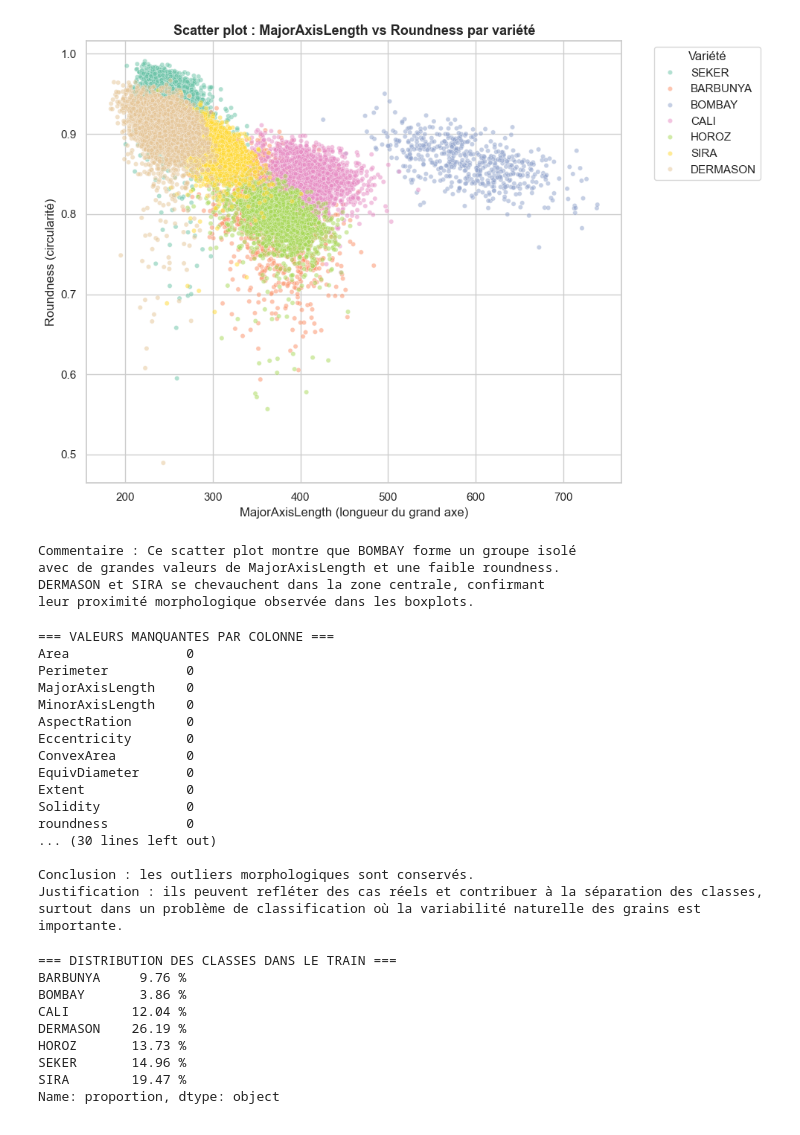
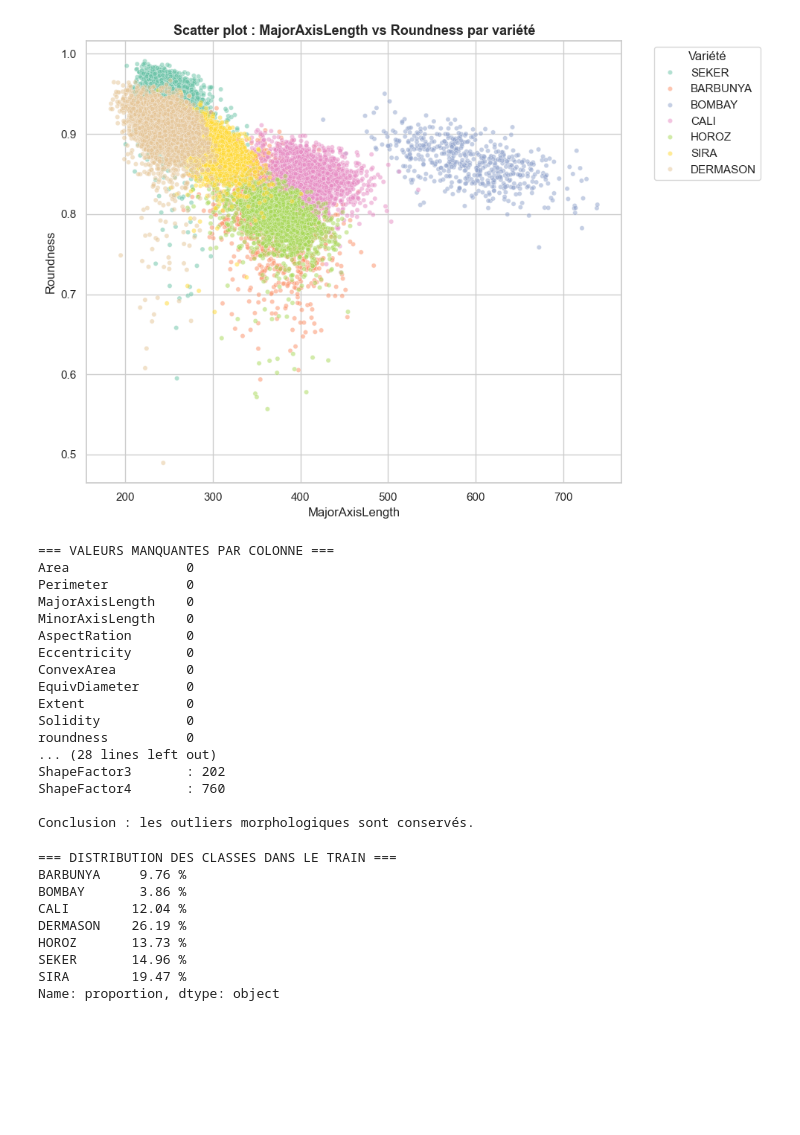
Before and after one commit to MalakZd/projet1_dry_bean, a Jupyter notebook: notebook.ipynb, the cells around one changed output. Cells and saved outputs as stored; diff of their text form; code cells hidden in the pictures; blank space fills up the shorter version.

```diff
--- a/notebook.ipynb
+++ b/notebook.ipynb
@@ -311,25 +204,15 @@ corrélées (-0.93), car un grain rond a une faible excentricité.
 # %%
-# --- 5.5 Scatter plot : deux variables discriminantes ---
 plt.figure(figsize=(10, 7))
 sns.scatterplot(data=df, x='MajorAxisLength', y='roundness',
                 hue='Class', palette='Set2', alpha=0.5, s=20)
 plt.title("Scatter plot : MajorAxisLength vs Roundness par variété",
           fontsize=13, fontweight='bold')
-plt.xlabel("MajorAxisLength (longueur du grand axe)")
-plt.ylabel("Roundness (circularité)")
+plt.xlabel("MajorAxisLength")
+plt.ylabel("Roundness")
 plt.legend(title="Variété", bbox_to_anchor=(1.05, 1), loc='upper left')
 plt.tight_layout()
 plt.savefig("fig_05_scatter.png", dpi=150)
 plt.show()
-
-print("Commentaire : Ce scatter plot montre que BOMBAY forme un groupe isolé")
-print("avec de grandes valeurs de MajorAxisLength et une faible roundness.")
-print("DERMASON et SIRA se chevauchent dans la zone centrale, confirmant")
-print("leur proximité morphologique observée dans les boxplots.")
 # %% [output]
-[figure, old version]
+[figure, new version]
-Commentaire : Ce scatter plot montre que BOMBAY forme un groupe isolé
-avec de grandes valeurs de MajorAxisLength et une faible roundness.
-DERMASON et SIRA se chevauchent dans la zone centrale, confirmant
-leur proximité morphologique observée dans les boxplots.
 # %%
@@ -361,31 +234,18 @@ if 'df' not in globals():
 # %%
-# 1) Vérification des valeurs manquantes
-# On commence par mesurer la qualité brute du dataset avant toute transformation.
-# Ici, l'objectif est d'identifier d'éventuels problèmes de collecte ou d'import.
 missing_values = df.isnull().sum()
 print("=== VALEURS MANQUANTES PAR COLONNE ===")
 print(missing_values)
 print(f"\nNombre total de valeurs manquantes : {missing_values.sum()}")
 
-# 2) Vérification et suppression des doublons
-# Les doublons exacts peuvent biaiser les statistiques descriptives et surreprésenter
-# certaines observations lors de l'entraînement. Comme il s'agit de mesures répétées,
-# nous supprimons uniquement les lignes strictement identiques pour éviter un effet de
-# double comptage, sans toucher aux informations uniques.
 nb_doublons = df.duplicated().sum()
 print(f"\nNombre de doublons détectés : {nb_doublons}")
 
 if nb_doublons > 0:
     df = df.drop_duplicates().reset_index(drop=True)
-    print(f"Doublons supprimés. Nouvelle taille du dataset : {df.shape[0]} lignes")
+    print(f"Doublons supprimés. Nouvelle taille : {df.shape[0]} lignes")
 else:
-    print("Aucun doublon exact détecté, aucune suppression n'a été nécessaire.")
+    print("Aucun doublon détecté.")
 
-# 3) Détection des outliers avec la méthode IQR
-# La méthode IQR identifie des valeurs extrêmes par variable. Ici, on ne les supprime pas
-# automatiquement : dans un dataset morphologique, ces valeurs peuvent correspondre à de vraies
-# observations rares mais utiles pour distinguer certaines classes. On les conserve donc, tout en
-# les quantifiant pour documenter leur présence.
 variables_numeriques = df.select_dtypes(include=[np.number]).columns.tolist()
 outlier_counts = {}
 
@@ -403,8 +263,6 @@ for col, count in outlier_counts.items():
     print(f"{col:<18} : {count}")
 
 print("\nConclusion : les outliers morphologiques sont conservés.")
-print("Justification : ils peuvent refléter des cas réels et contribuer à la séparation des classes,")
-print("surtout dans un problème de classification où la variabilité naturelle des grains est importante.")
 # %% [output]
 === VALEURS MANQUANTES PAR COLONNE ===
 Area               0
@@ -418,9 +276,9 @@ EquivDiameter      0
 Extent             0
 Solidity           0
 roundness          0
-... (30 lines left out)
+... (28 lines left out)
+ShapeFactor3       : 202
+ShapeFactor4       : 760
 
 Conclusion : les outliers morphologiques sont conservés.
-Justification : ils peuvent refléter des cas réels et contribuer à la séparation des classes,
-surtout dans un problème de classification où la variabilité naturelle des grains est importante.
 # %%
```
Also changed, not shown: parts of 17 cells of this notebook, 3 other files.
